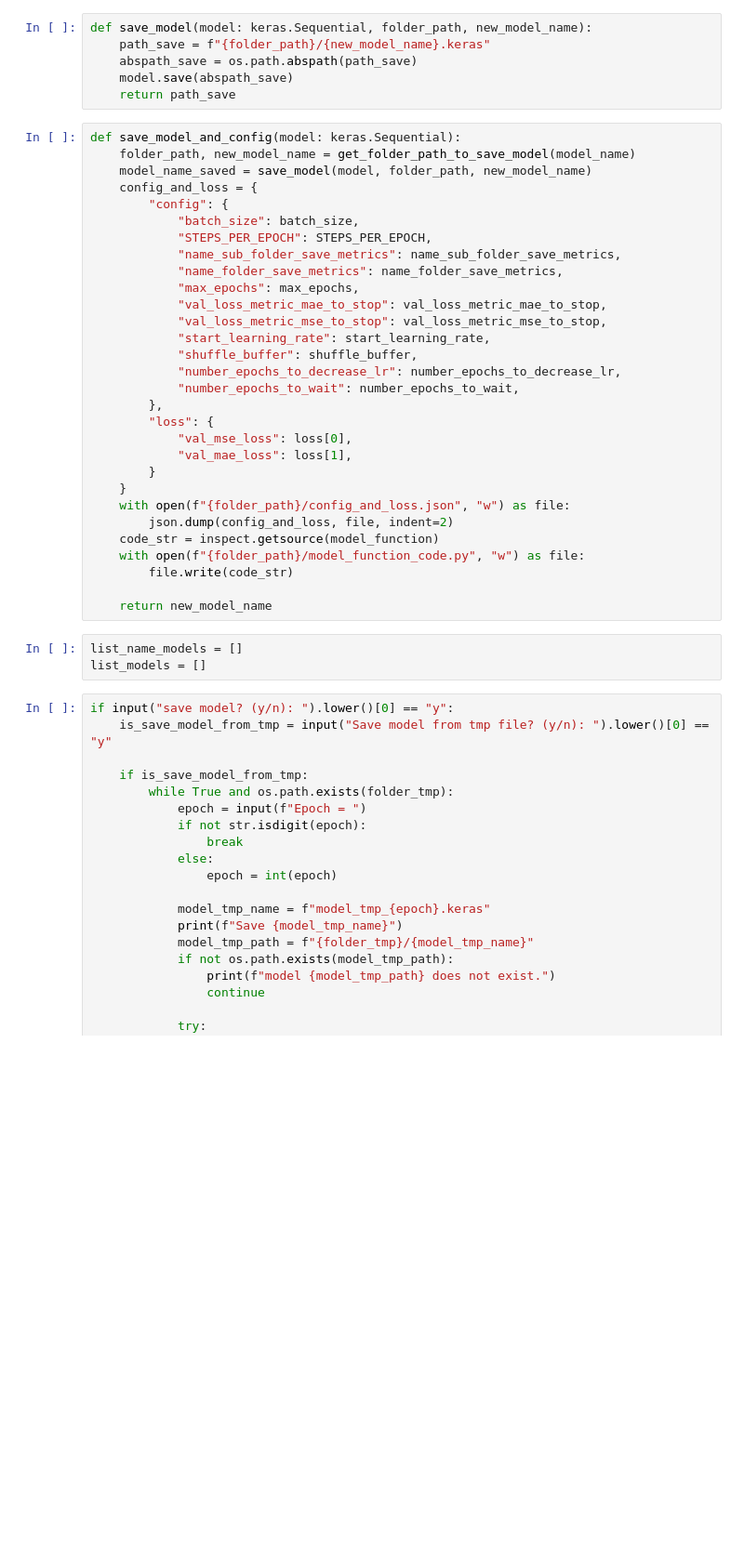
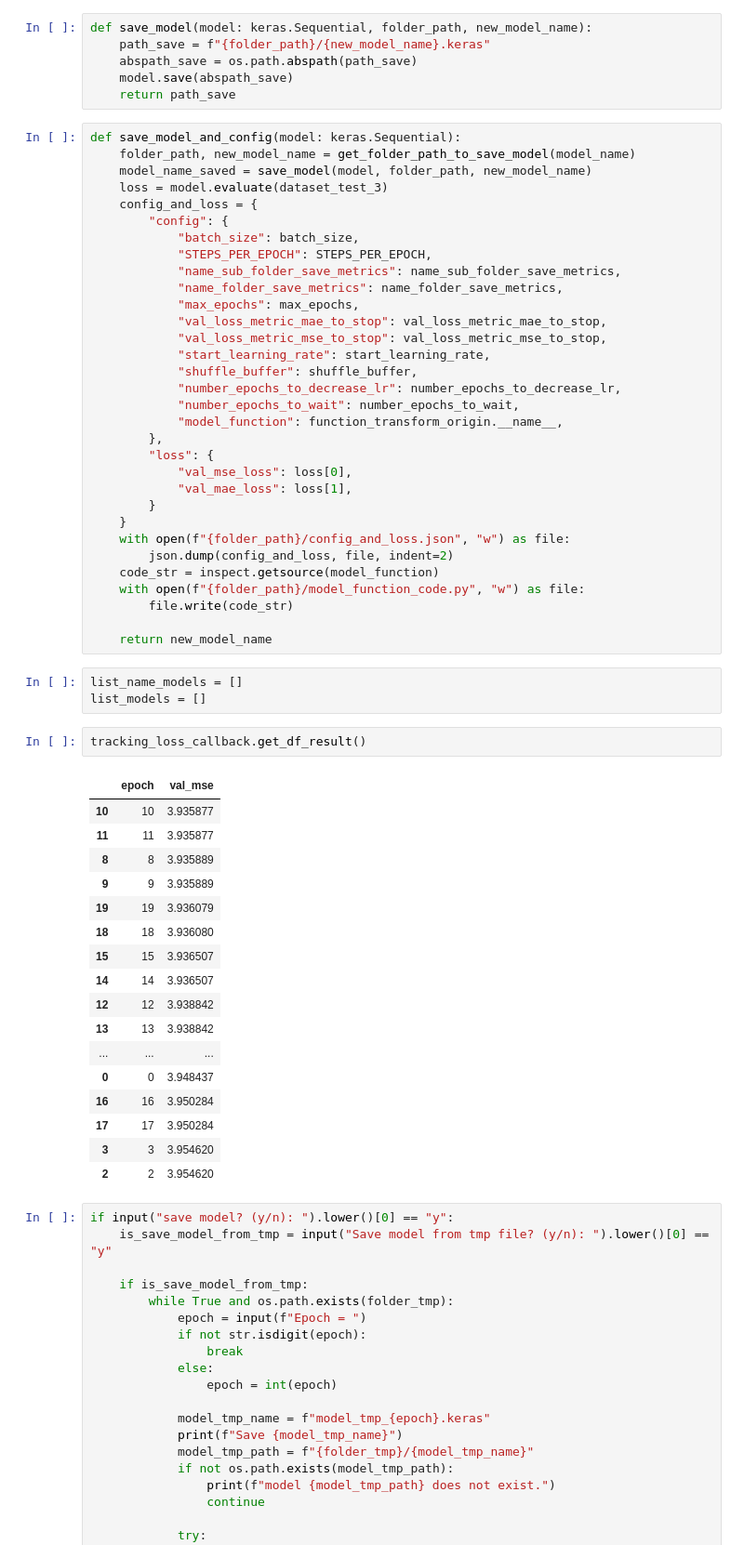
Before and after one commit to raming20/CNN-LSTM-predict-stock-price, a Jupyter notebook: data_analytics/CV_stock_market/train_model/model_use_train_and_test.ipynb, the cells around one changed output. Shown: that part at 93% size. Drawn from its saved outputs; the diff is of its cells as text; blank space fills up the shorter version.

```diff
--- a/data_analytics/CV_stock_market/train_model/model_use_train_and_test.ipynb
+++ b/data_analytics/CV_stock_market/train_model/model_use_train_and_test.ipynb
@@ -379,6 +348,7 @@ def save_model(model: keras.Sequential, folder_path, new_model_name):
 def save_model_and_config(model: keras.Sequential):
     folder_path, new_model_name = get_folder_path_to_save_model(model_name)
     model_name_saved = save_model(model, folder_path, new_model_name)
+    loss = model.evaluate(dataset_test_3)
     config_and_loss = {
         "config": {
             "batch_size": batch_size,
@@ -392,6 +362,7 @@ def save_model_and_config(model: keras.Sequential):
             "shuffle_buffer": shuffle_buffer,
             "number_epochs_to_decrease_lr": number_epochs_to_decrease_lr,
             "number_epochs_to_wait": number_epochs_to_wait,
+            "model_function": function_transform_origin.__name__,
         },
         "loss": {
             "val_mse_loss": loss[0],
@@ -408,6 +379,26 @@ def save_model_and_config(model: keras.Sequential):
 # %%
 list_name_models = []
 list_models = []
+# %%
+tracking_loss_callback.get_df_result()
+# %% [output]
+|  | epoch | val_mse |
+| 10 | 10 | 3.935877 |
+| 11 | 11 | 3.935877 |
+| 8 | 8 | 3.935889 |
+| 9 | 9 | 3.935889 |
+| 19 | 19 | 3.936079 |
+| 18 | 18 | 3.936080 |
+| 15 | 15 | 3.936507 |
+| 14 | 14 | 3.936507 |
+| 12 | 12 | 3.938842 |
+| 13 | 13 | 3.938842 |
+| ... | ... | ... |
+| 0 | 0 | 3.948437 |
+| 16 | 16 | 3.950284 |
+| 17 | 17 | 3.950284 |
+| 3 | 3 | 3.954620 |
+| 2 | 2 | 3.954620 |
 # %%
 if input("save model? (y/n): ").lower()[0] == "y":
     is_save_model_from_tmp = input("Save model from tmp file? (y/n): ").lower()[0] == "y"
```
Also changed, not shown: parts of 22 cells of this notebook, 11 other files.
